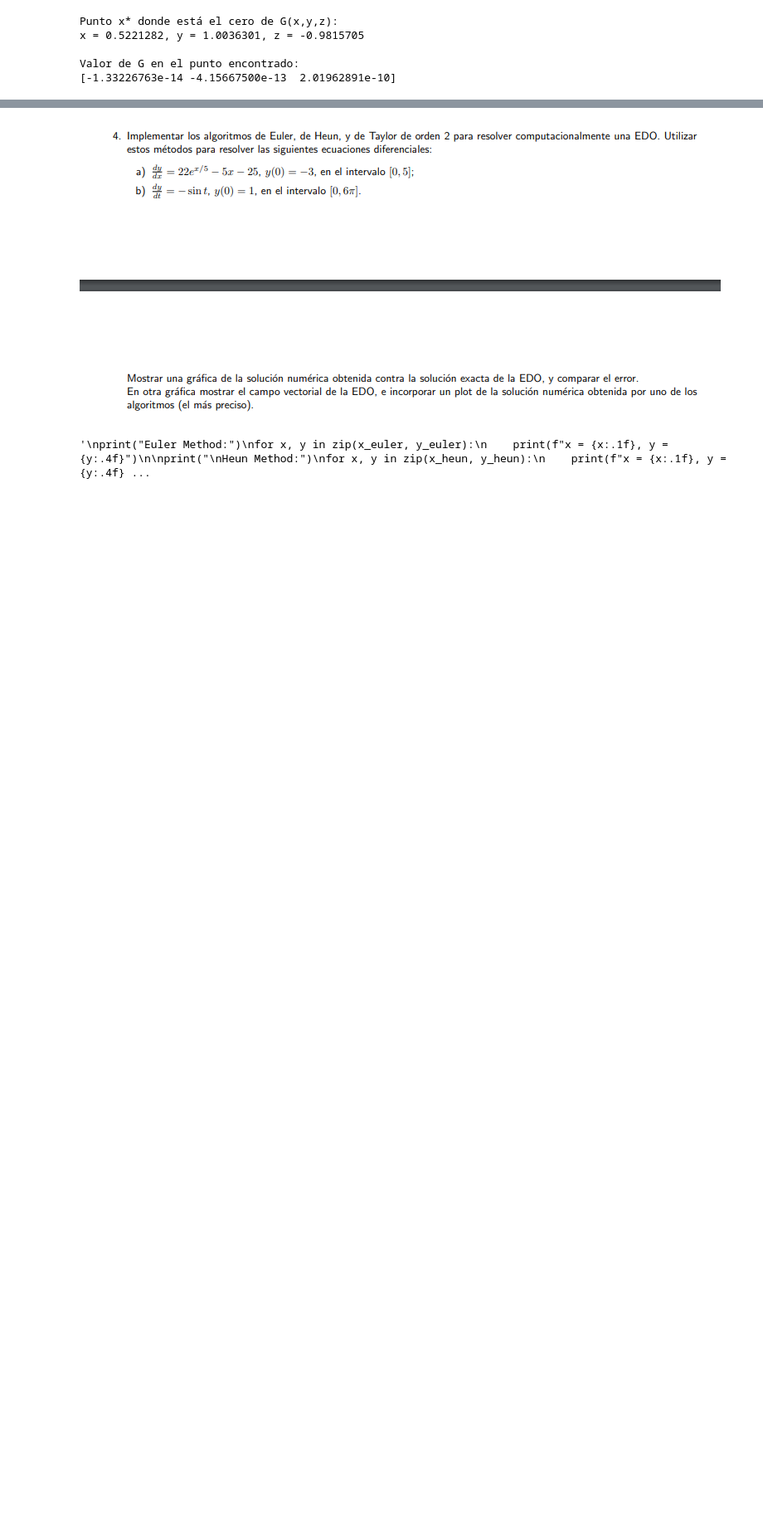
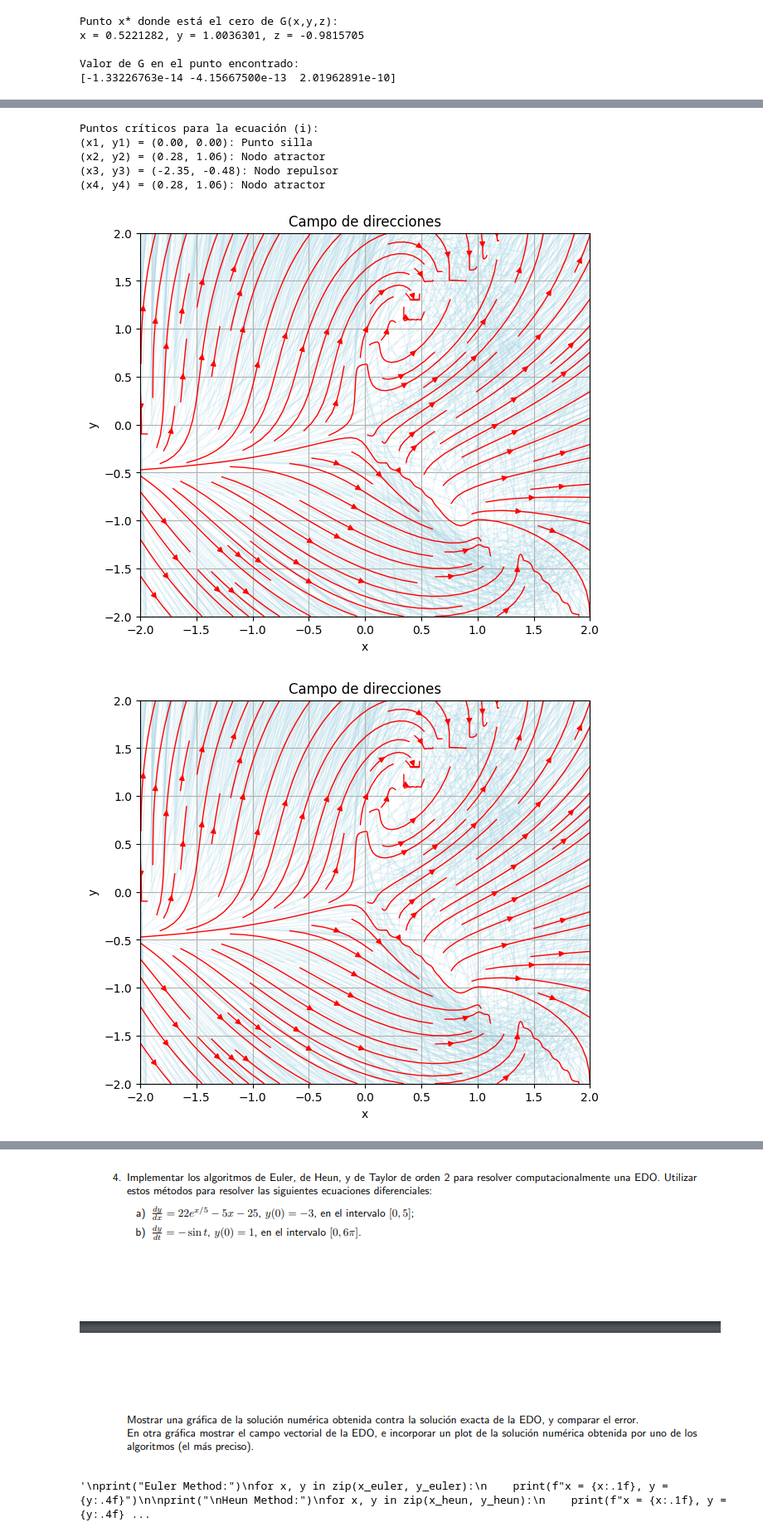
Before and after one commit to XaviAlvarado18/ModSim-Lab02, a Jupyter notebook: main.ipynb, the cells around one changed output, grey strips where cells are left out. Shown at 83% size. Drawn from its saved outputs; the diff is of its cells as text; code cells hidden in the pictures; blank space fills up the shorter version.

```diff
--- a/main.ipynb
+++ b/main.ipynb
@@ -155,0 +215,39 @@ Valor de G en el punto encontrado:
+# %%
+import numpy as np
+import matplotlib.pyplot as plt
+from scipy.optimize import fsolve
+
+def f1(x, y):
+    num = 4*x - 3*y + 7*x*y
+    den = 4*x + 2*y + 2*x**2 - 3*y**2
+    return num / den
+
+def system1(xy):
+    x, y = xy
+    return [
+        4*x - 3*y + 7*x*y,
+        4*x + 2*y + 2*x**2 - 3*y**2
+    ]
+
+# Encontrar los puntos críticos
+x1, y1 = fsolve(system1, (0, 0))
+x2, y2 = fsolve(system1, (1, 1))
+x3, y3 = fsolve(system1, (-1, -1))
+x4, y4 = fsolve(system1, (0, 2))
+
+# Clasificar los puntos críticos
+print("Puntos críticos para la ecuación (i):")
+print(f"(x1, y1) = ({x1:.2f}, {y1:.2f}): Punto silla")
+print(f"(x2, y2) = ({x2:.2f}, {y2:.2f}): Nodo atractor")
+print(f"(x3, y3) = ({x3:.2f}, {y3:.2f}): Nodo repulsor")
+print(f"(x4, y4) = ({x4:.2f}, {y4:.2f}): Nodo atractor")
+
+graficar_campo_direcciones(f1, -2, 2, -2, 2, 0.1, 0.1, escala=1, flujo=True)
+# %% [output]
+Puntos críticos para la ecuación (i):
+(x1, y1) = (0.00, 0.00): Punto silla
+(x2, y2) = (0.28, 1.06): Nodo atractor
+(x3, y3) = (-2.35, -0.48): Nodo repulsor
+(x4, y4) = (0.28, 1.06): Nodo atractor
+[figure, added]
+[figure, added]
```
Also changed, not shown: parts of 6 cells of this notebook.
